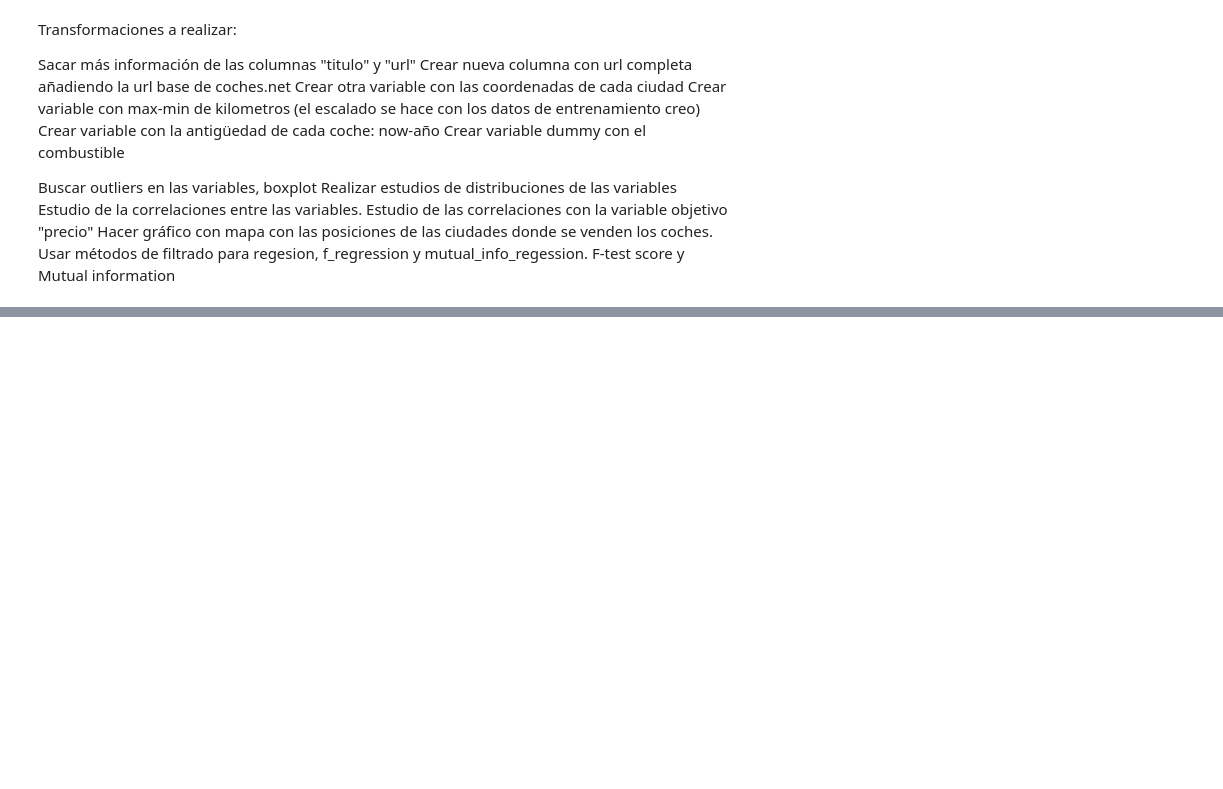
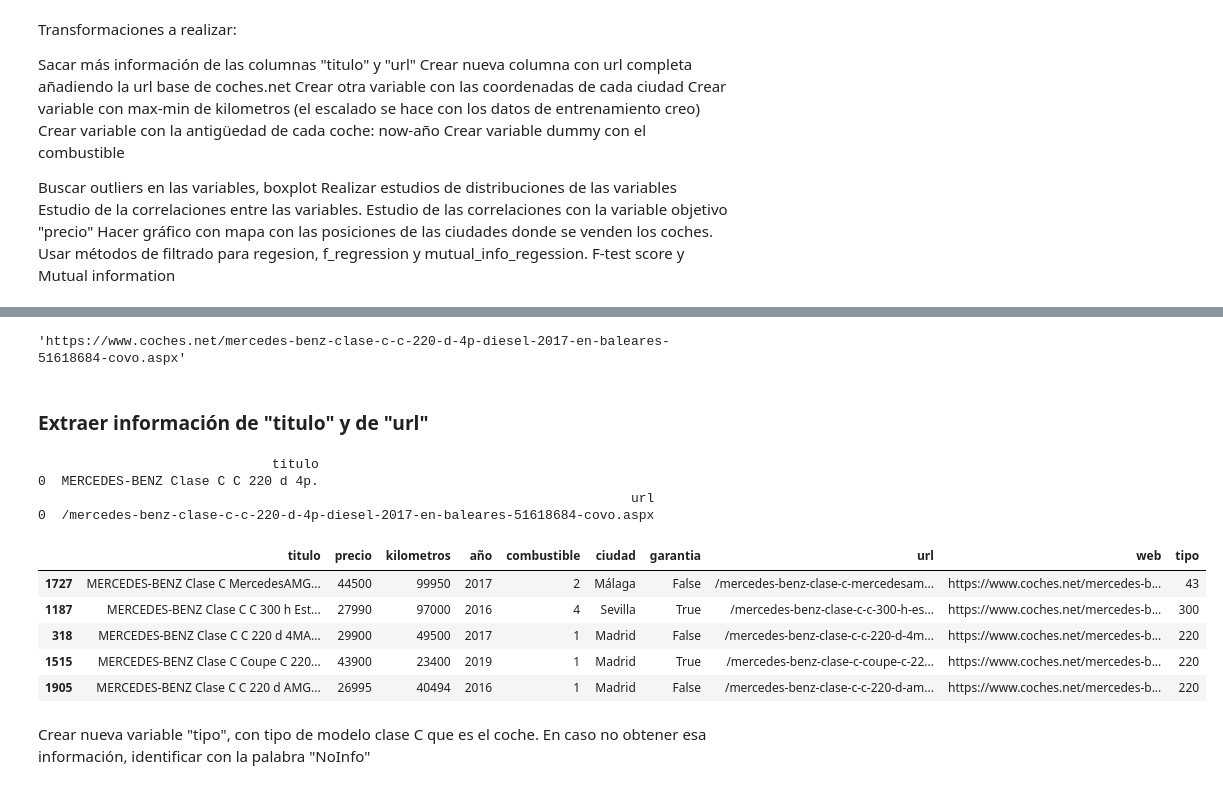
Before and after one commit to JAlonMor/Webscraping, a Jupyter notebook: EDA_coches.ipynb, the cells around one changed output, grey strips where cells are left out. Saved outputs shown, nothing was run; the diff lists cells and outputs as text; code cells hidden in the pictures; blank space fills up the shorter version.

```diff
--- a/EDA_coches.ipynb
+++ b/EDA_coches.ipynb
@@ -144,0 +176,33 @@ Usar métodos de filtrado para regesion, f_regression y mutual_info_regession. F
+# %%
+# Creamos URL completa
+from urllib.parse import urljoin
+
+url_base = "https://www.coches.net/"
+coches['web'] = [urljoin(url_base, url) for url in coches['url']]
+# %%
+# Compruebo
+coches.web[0]
+# %% [output]
+'https://www.coches.net/mercedes-benz-clase-c-c-220-d-4p-diesel-2017-en-baleares-51618684-covo.aspx'
+# %% [markdown]
+### Extraer información de "titulo" y de "url"
+# %%
+# Aumento la cantidad de caracteres a mostrar por pantalla
+pd.options.display.max_colwidth = 200
+# %%
+print(coches.loc[[0],['titulo']])
+print(coches.loc[[0],['url']]) ##, 'url']]),
+# %% [output]
+                              titulo
+0  MERCEDES-BENZ Clase C C 220 d 4p.
+                                                                            url
+0  /mercedes-benz-clase-c-c-220-d-4p-diesel-2017-en-baleares-51618684-covo.aspx
+# %%
+coches.sample(5)
+# %% [output]
+|  | titulo | precio | kilometros | año | combustible | ciudad | garantia | url | web | tipo |
+| 1727 | MERCEDES-BENZ Clase C MercedesAMG... | 44500 | 99950 | 2017 | 2 | Málaga | False | /mercedes-benz-clase-c-mercedesam... | https://www.coches.net/mercedes-b... | 43 |
+| 1187 | MERCEDES-BENZ Clase C C 300 h Est... | 27990 | 97000 | 2016 | 4 | Sevilla | True | /mercedes-benz-clase-c-c-300-h-es... | https://www.coches.net/mercedes-b... | 300 |
+| 318 | MERCEDES-BENZ Clase C C 220 d 4MA... | 29900 | 49500 | 2017 | 1 | Madrid | False | /mercedes-benz-clase-c-c-220-d-4m... | https://www.coches.net/mercedes-b... | 220 |
+| 1515 | MERCEDES-BENZ Clase C Coupe C 220... | 43900 | 23400 | 2019 | 1 | Madrid | True | /mercedes-benz-clase-c-coupe-c-22... | https://www.coches.net/mercedes-b... | 220 |
+| 1905 | MERCEDES-BENZ Clase C C 220 d AMG... | 26995 | 40494 | 2016 | 1 | Madrid | False | /mercedes-benz-clase-c-c-220-d-am... | https://www.coches.net/mercedes-b... | 220 |
@@ -144,0 +211,2 @@ Usar métodos de filtrado para regesion, f_regression y mutual_info_regession. F
+# %% [markdown]
+Crear nueva variable "tipo", con tipo de modelo clase C que es el coche. En caso no obtener esa información, identificar con la palabra "NoInfo"
```
Also changed, not shown: parts of 17 cells of this notebook.
